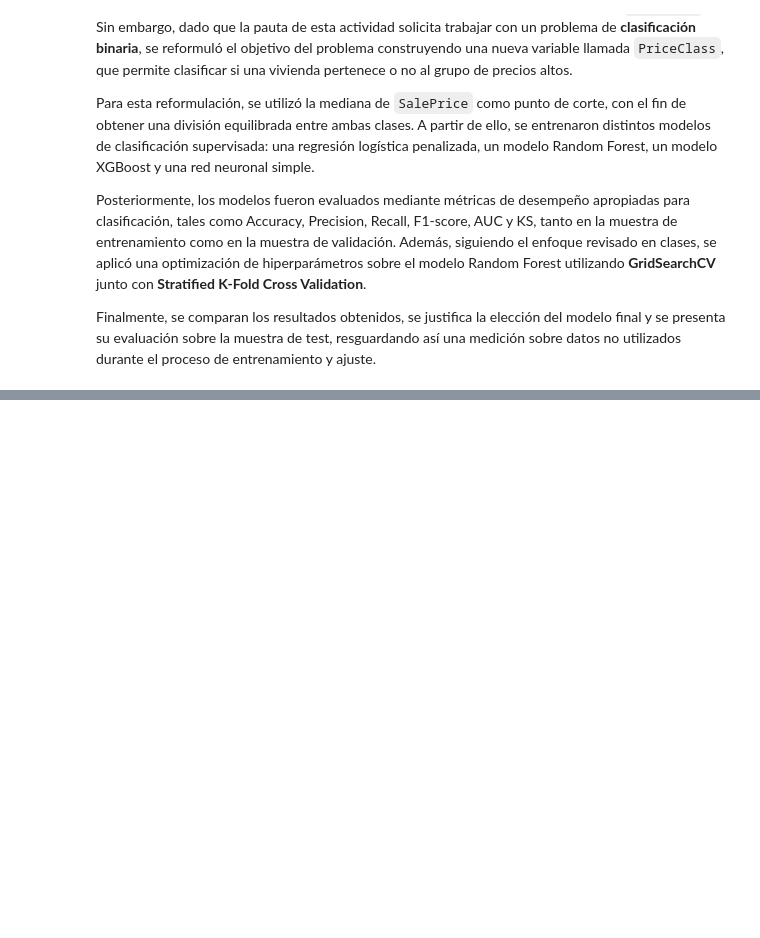
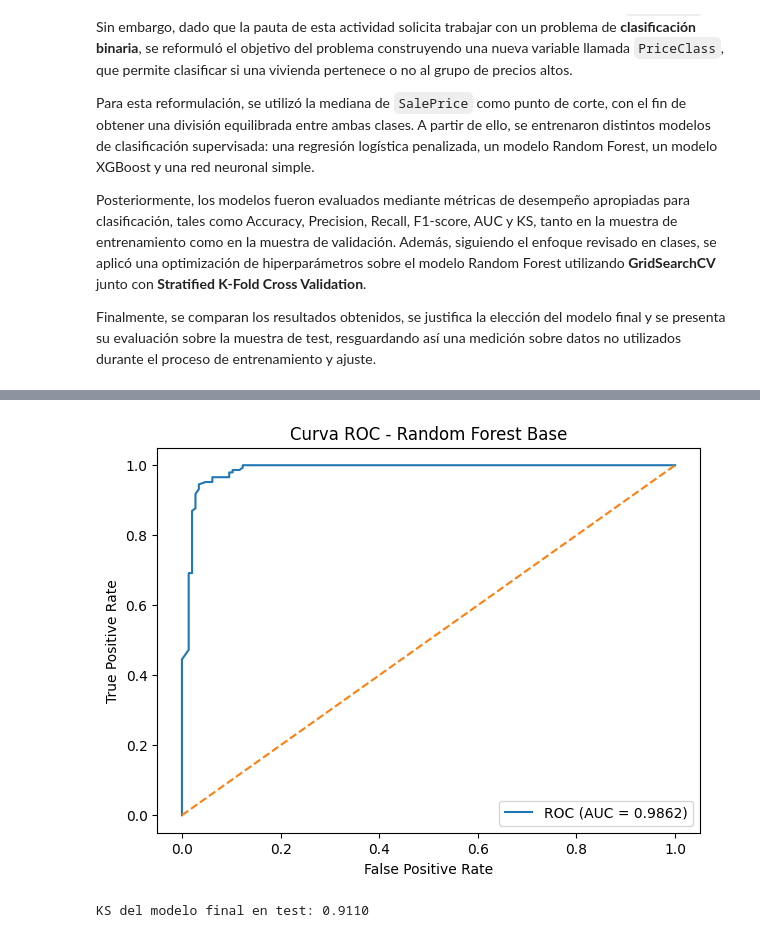
Before and after one commit to jonathanastudillo-lab/Ejercicio, a Jupyter notebook: house_prices_advanced_regression_techniques_sumativo2.ipynb, the cells around one changed output, grey strips where cells are left out. Cells and saved outputs as stored; diff of their text form; code cells hidden in the pictures; blank space fills up the shorter version.

```diff
--- a/house_prices_advanced_regression_techniques_sumativo2.ipynb
+++ b/house_prices_advanced_regression_techniques_sumativo2.ipynb
@@ -57,0 +607,23 @@ from xgboost import XGBClassifier
+# %%
+tipo_input, mejor_modelo = modelos_entrenados[mejor_modelo_nombre]
+
+if tipo_input == "scaled":
+    X_test_final = X_test_scaled
+else:
+    X_test_final = X_test
+
+y_test_pred = mejor_modelo.predict(X_test_final)
+y_test_prob = mejor_modelo.predict_proba(X_test_final)[:, 1]
+
+resultados_test = pd.DataFrame([{
+    "Modelo": mejor_modelo_nombre,
+    "Accuracy_Test": accuracy_score(y_test, y_test_pred),
+    "Precision_Test": precision_score(y_test, y_test_pred),
+    "Recall_Test": recall_score(y_test, y_test_pred),
+    "F1_Test": f1_score(y_test, y_test_pred),
+    "AUC_Test": roc_auc_score(y_test, y_test_prob),
+    "KS_Test": ks_statistic(y_test, y_test_prob)
+}]).round(4)
+
+print("Desempeño final en test:")
+display(resultados_test)
@@ -57,0 +657,18 @@ from xgboost import XGBClassifier
+# %%
+fpr, tpr, _ = roc_curve(y_test, y_test_prob)
+auc_final = roc_auc_score(y_test, y_test_prob)
+ks_final = np.max(tpr - fpr)
+
+plt.figure(figsize=(7,5))
+plt.plot(fpr, tpr, label=f"ROC (AUC = {auc_final:.4f})")
+plt.plot([0,1], [0,1], linestyle="--")
+plt.title(f"Curva ROC - {mejor_modelo_nombre}")
+plt.xlabel("False Positive Rate")
+plt.ylabel("True Positive Rate")
+plt.legend()
+plt.show()
+
+print(f"KS del modelo final en test: {ks_final:.4f}")
+# %% [output]
+[figure, added]
+KS del modelo final en test: 0.9110
```
Also changed, not shown: parts of 58 cells of this notebook.
